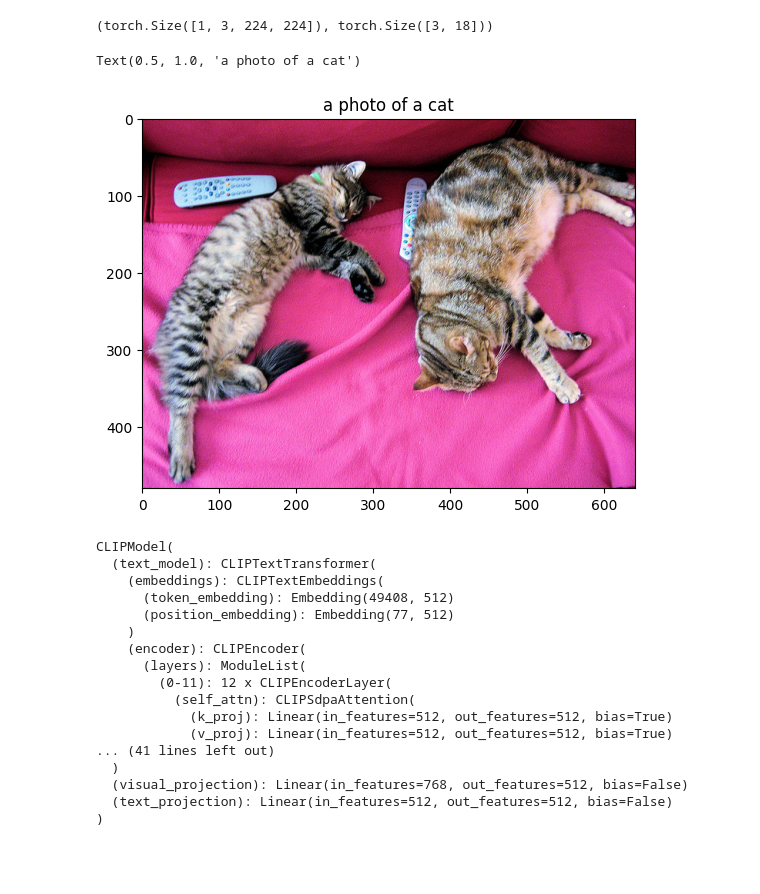
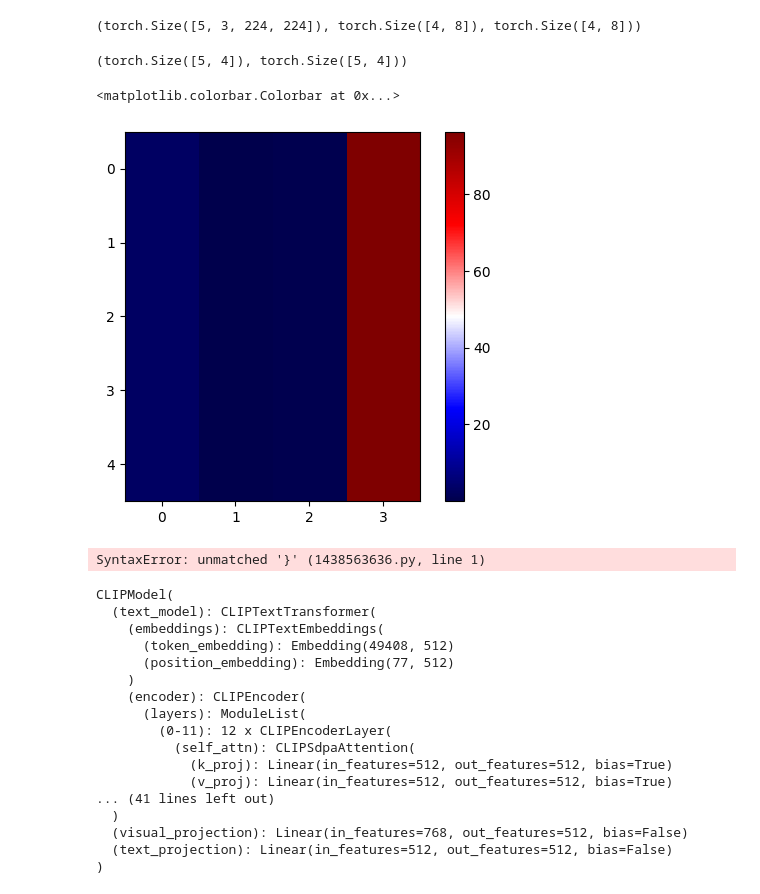
Before and after one commit to fcoelhomrc/roco-image-captioning, a Jupyter notebook: src/main/clip.ipynb, the cells around one changed output. Saved outputs shown, nothing was run; the diff lists cells and outputs as text; code cells hidden in the pictures; blank space fills up the shorter version.

```diff
--- a/src/main/clip.ipynb
+++ b/src/main/clip.ipynb
@@ -9,26 +9,37 @@ processor = CLIPProcessor.from_pretrained("openai/clip-vit-base-patch32")
 # %%
 url = "http://images.cocodataset.org/val2017/000000039769.jpg"
 image = Image.open(requests.get(url, stream=True).raw)
+
+images = [image, image, image, image, image]
 # %%
-text = ["a photo of a cat", "a photo of a dog", "a photo of two cute cats sleeping in a red couch with two remote controllers nearby"]
-inputs = processor(text=text, images=image, return_tensors="pt", padding=True)
+text = ["a photo of a cat", "a photo of a dog", "a photo of a remote controller", "a photo of two cute cats"]
+inputs = processor(text=text, images=images, return_tensors="pt", padding=True)
 # %%
-inputs["pixel_values"].shape, inputs["input_ids"].shape
+inputs["pixel_values"].shape, inputs["input_ids"].shape, inputs["attention_mask"].shape
 # %% [output]
-(torch.Size([1, 3, 224, 224]), torch.Size([3, 18]))
+(torch.Size([5, 3, 224, 224]), torch.Size([4, 8]), torch.Size([4, 8]))
 # %%
 outputs = model(**inputs)
 logits_per_image = outputs.logits_per_image # this is the image-text similarity score
 probs = logits_per_image.softmax(dim=1) # we can take the softmax to get the label probabilities
+# %%
+logits_per_image.shape, probs.shape
+# %% [output]
+(torch.Size([5, 4]), torch.Size([5, 4]))
 # %%
 import matplotlib.pyplot as plt
 import numpy as np
+# %%
+plt.imshow(100*probs.detach().numpy(), cmap="seismic")
+plt.colorbar()
+# %% [output]
+<matplotlib.colorbar.Colorbar at 0x...>
+[figure, added]
 # %%
-plt.imshow(np.array(image))
+}plt.imshow(np.array(image))
 plt.title(text[0])
 # %% [output]
-Text(0.5, 1.0, 'a photo of a cat')
+SyntaxError: unmatched '}' (1438563636.py, line 1)
-[figure, removed]
 # %%
 import torch
 
```
Also changed, not shown: parts of 7 cells of this notebook.
